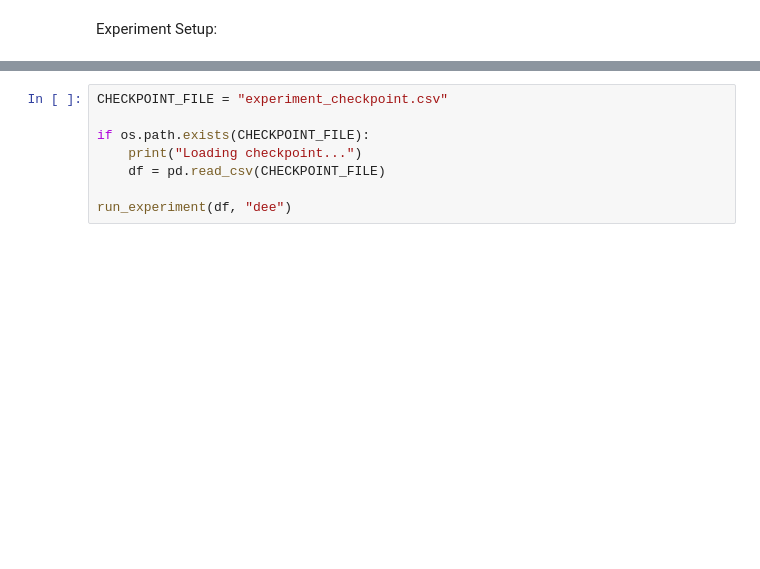
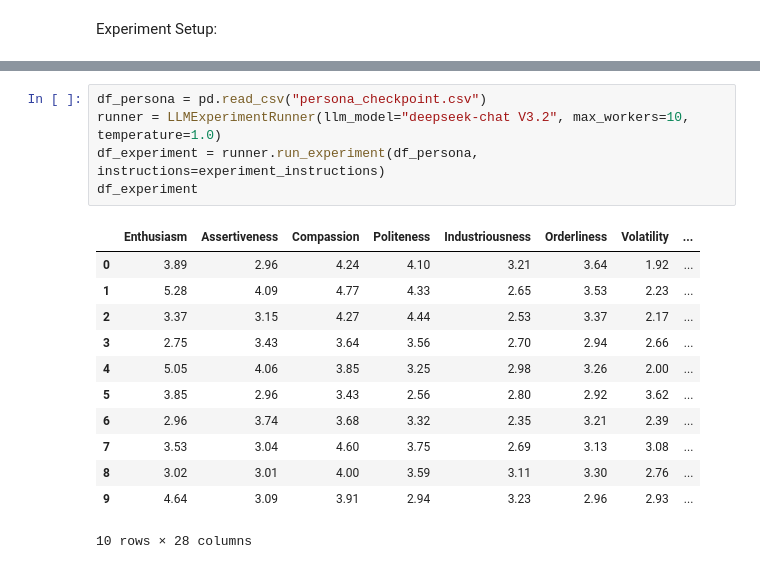
Before and after one commit to DanielSchipfer/The-Parrot-in-the-Machine-Simulating-Human-Behavior-with-Large-Language-Models, a Jupyter notebook: LLM_Experiments.ipynb, the cells around one changed output, grey strips where cells are left out. Saved outputs shown, nothing was run; the diff lists cells and outputs as text; blank space fills up the shorter version.

```diff
--- a/LLM_Experiments.ipynb
+++ b/LLM_Experiments.ipynb
@@ -383,8 +235,18 @@ def run_experiment(df, llm_model, instructions):
-# %%
-CHECKPOINT_FILE = "experiment_checkpoint.csv"
-
-if os.path.exists(CHECKPOINT_FILE):
-    print("Loading checkpoint...")
-    df = pd.read_csv(CHECKPOINT_FILE)
-
-run_experiment(df, "dee")
+# %%
+df_persona = pd.read_csv("persona_checkpoint.csv")
+runner = LLMExperimentRunner(llm_model="deepseek-chat V3.2", max_workers=10, temperature=1.0)
+df_experiment = runner.run_experiment(df_persona, instructions=experiment_instructions)
+df_experiment
+# %% [output]
+|  | Enthusiasm | Assertiveness | Compassion | Politeness | Industriousness | Orderliness | Volatility | ... |
+| 0 | 3.89 | 2.96 | 4.24 | 4.10 | 3.21 | 3.64 | 1.92 | ... |
+| 1 | 5.28 | 4.09 | 4.77 | 4.33 | 2.65 | 3.53 | 2.23 | ... |
+| 2 | 3.37 | 3.15 | 4.27 | 4.44 | 2.53 | 3.37 | 2.17 | ... |
+| 3 | 2.75 | 3.43 | 3.64 | 3.56 | 2.70 | 2.94 | 2.66 | ... |
+| 4 | 5.05 | 4.06 | 3.85 | 3.25 | 2.98 | 3.26 | 2.00 | ... |
+| 5 | 3.85 | 2.96 | 3.43 | 2.56 | 2.80 | 2.92 | 3.62 | ... |
+| 6 | 2.96 | 3.74 | 3.68 | 3.32 | 2.35 | 3.21 | 2.39 | ... |
+| 7 | 3.53 | 3.04 | 4.60 | 3.75 | 2.69 | 3.13 | 3.08 | ... |
+| 8 | 3.02 | 3.01 | 4.00 | 3.59 | 3.11 | 3.30 | 2.76 | ... |
+| 9 | 4.64 | 3.09 | 3.91 | 2.94 | 3.23 | 2.96 | 2.93 | ... |
+10 rows × 28 columns
```
Also changed, not shown: parts of 8 cells of this notebook, 1 other file.
